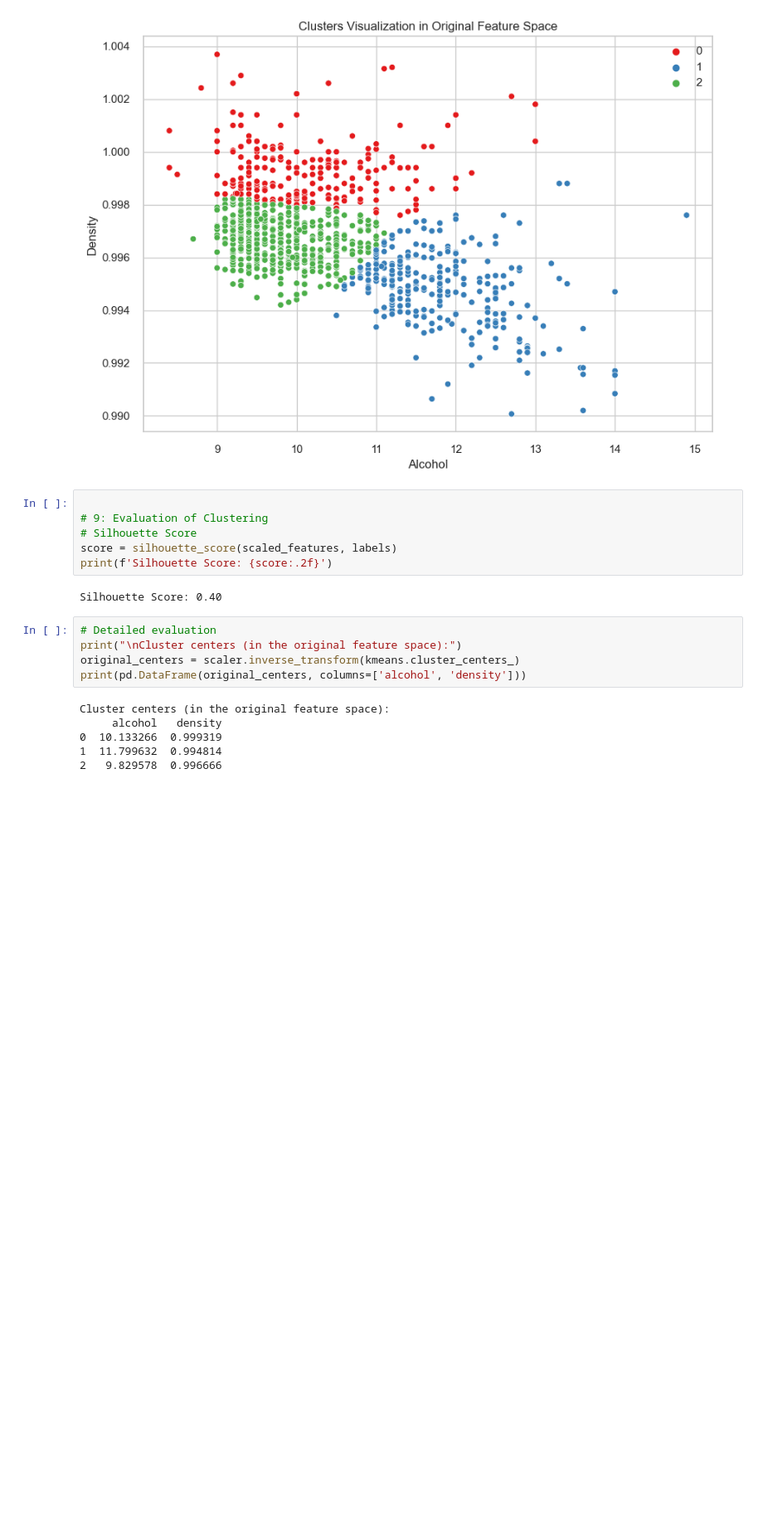
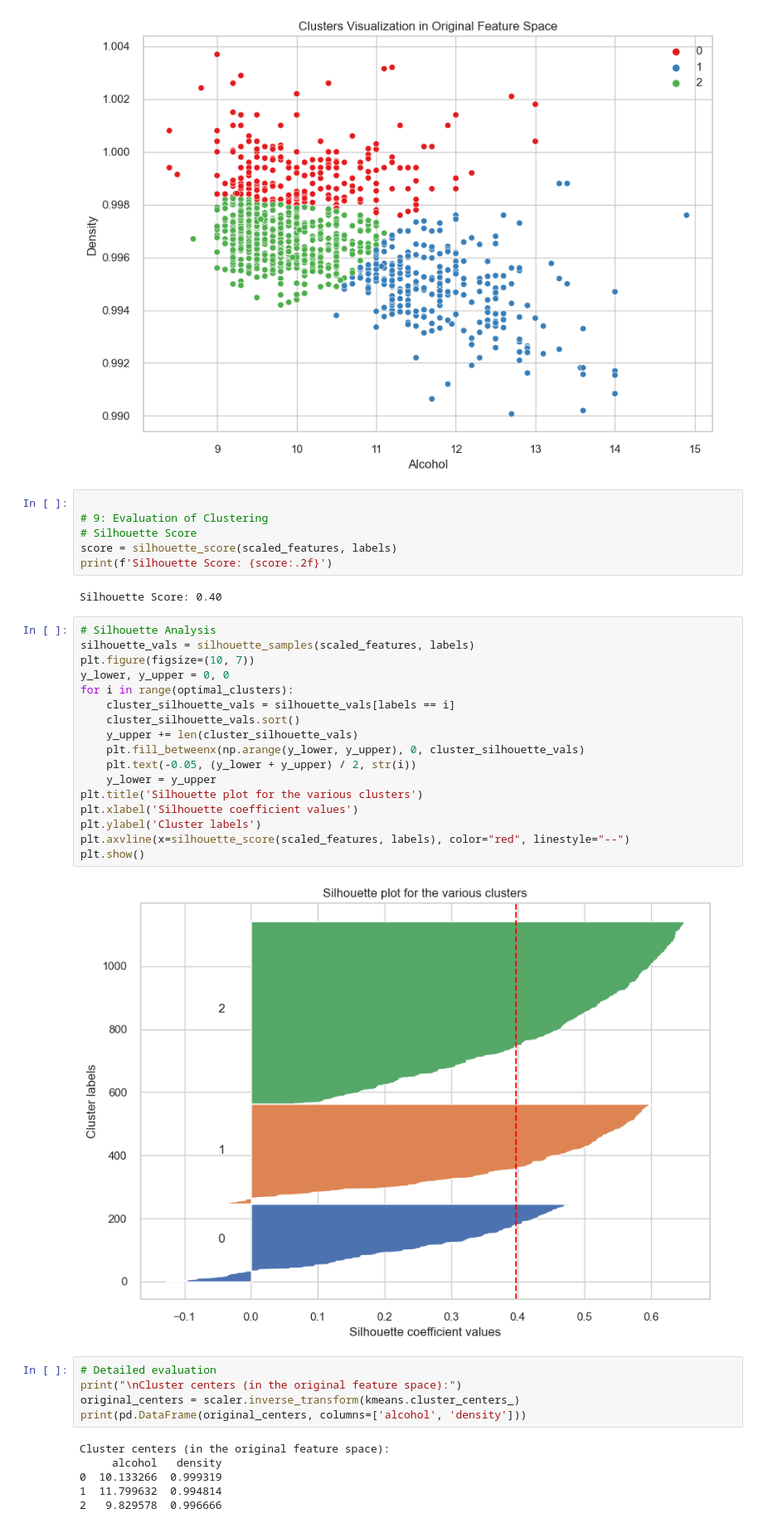
Before and after one commit to Ehsan-Taheri/Wine-Clustering, a Jupyter notebook: Clustering.ipynb, the cells around one changed output. Shown: that part at 83% size. Cells and saved outputs as stored; diff of their text form; blank space fills up the shorter version.

```diff
--- a/Clustering.ipynb
+++ b/Clustering.ipynb
@@ -166,6 +166,25 @@ score = silhouette_score(scaled_features, labels)
 print(f'Silhouette Score: {score:.2f}')
 # %% [output]
 Silhouette Score: 0.40
+# %%
+# Silhouette Analysis
+silhouette_vals = silhouette_samples(scaled_features, labels)
+plt.figure(figsize=(10, 7))
+y_lower, y_upper = 0, 0
+for i in range(optimal_clusters):
+    cluster_silhouette_vals = silhouette_vals[labels == i]
+    cluster_silhouette_vals.sort()
+    y_upper += len(cluster_silhouette_vals)
+    plt.fill_betweenx(np.arange(y_lower, y_upper), 0, cluster_silhouette_vals)
+    plt.text(-0.05, (y_lower + y_upper) / 2, str(i))
+    y_lower = y_upper
+plt.title('Silhouette plot for the various clusters')
+plt.xlabel('Silhouette coefficient values')
+plt.ylabel('Cluster labels')
+plt.axvline(x=silhouette_score(scaled_features, labels), color="red", linestyle="--")
+plt.show()
+# %% [output]
+[figure, added]
 # %%
 # Detailed evaluation
 print("\nCluster centers (in the original feature space):")
```
Also changed, not shown: parts of 1 cell of this notebook.
